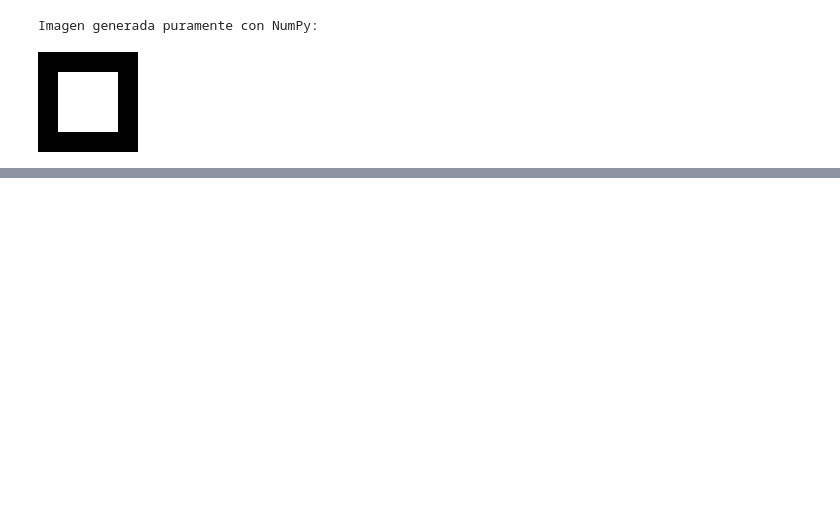
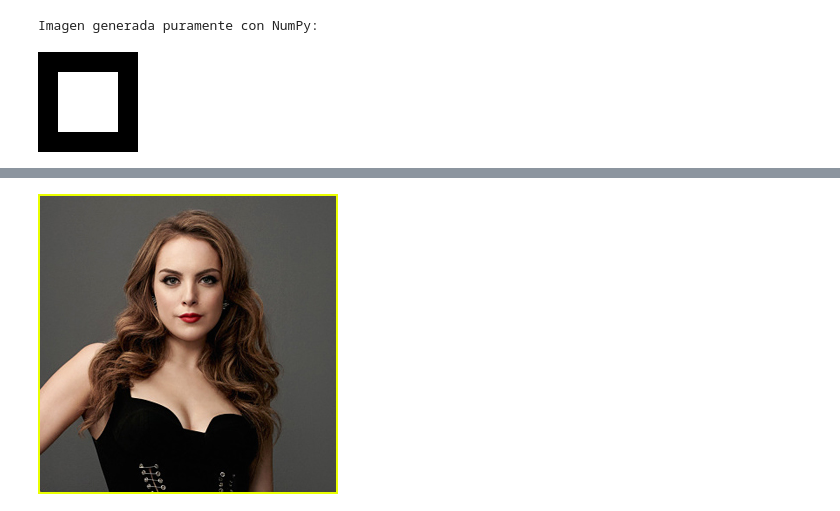
Before and after one commit to GabrielMtzSoltero/trajectoriesWorkshops, a Jupyter notebook: Trajectories_1_1.ipynb, the cells around one changed output, grey strips where cells are left out. Drawn from its saved outputs; the diff is of its cells as text; code cells hidden in the pictures; blank space fills up the shorter version.

```diff
--- a/Trajectories_1_1.ipynb
+++ b/Trajectories_1_1.ipynb
@@ -43,0 +43,5 @@ Por favor, verifica la ruta y el nombre del archivo.
+# %%
+img_liz3 = cv2.imread('liz3.jpg',cv2.IMREAD_UNCHANGED)
+cv2_imshow(img_liz3)
+# %% [output]
+[figure, added]
```
Also changed, not shown: parts of 5 cells of this notebook.
